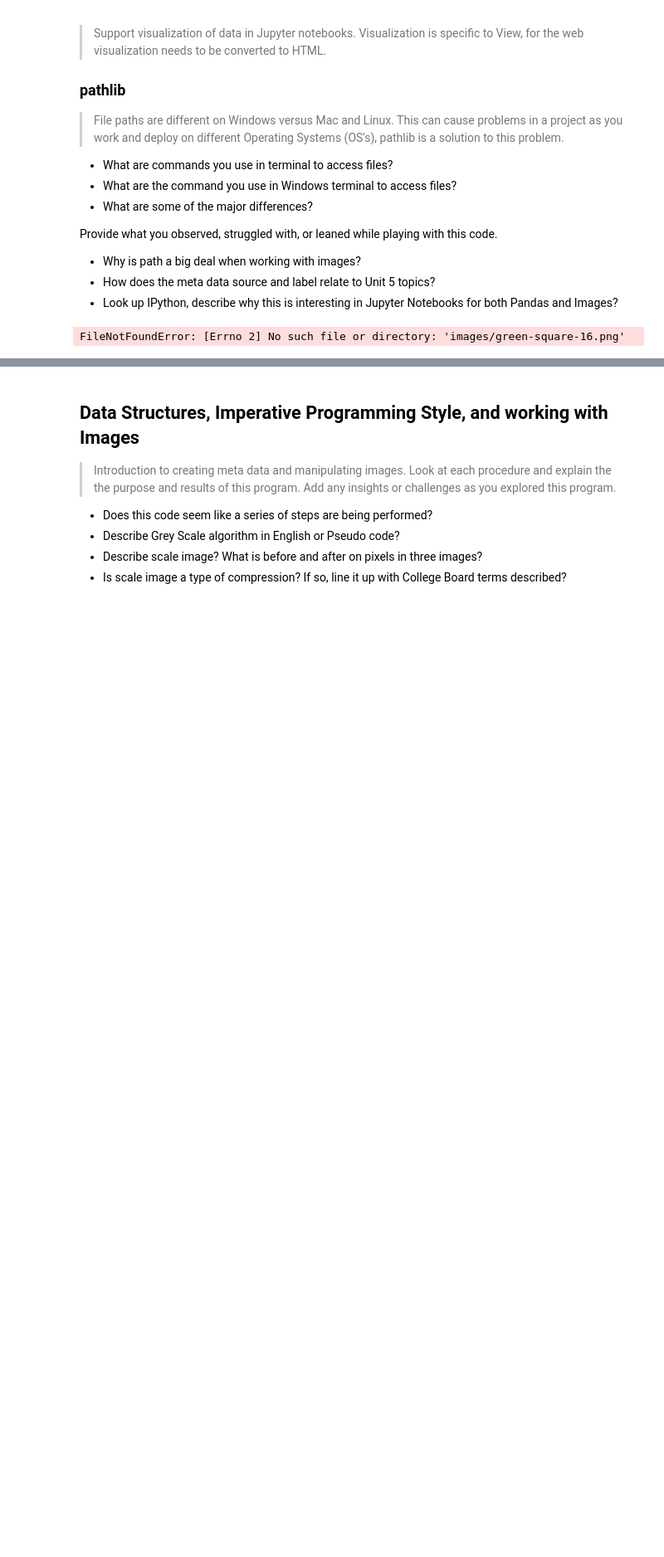
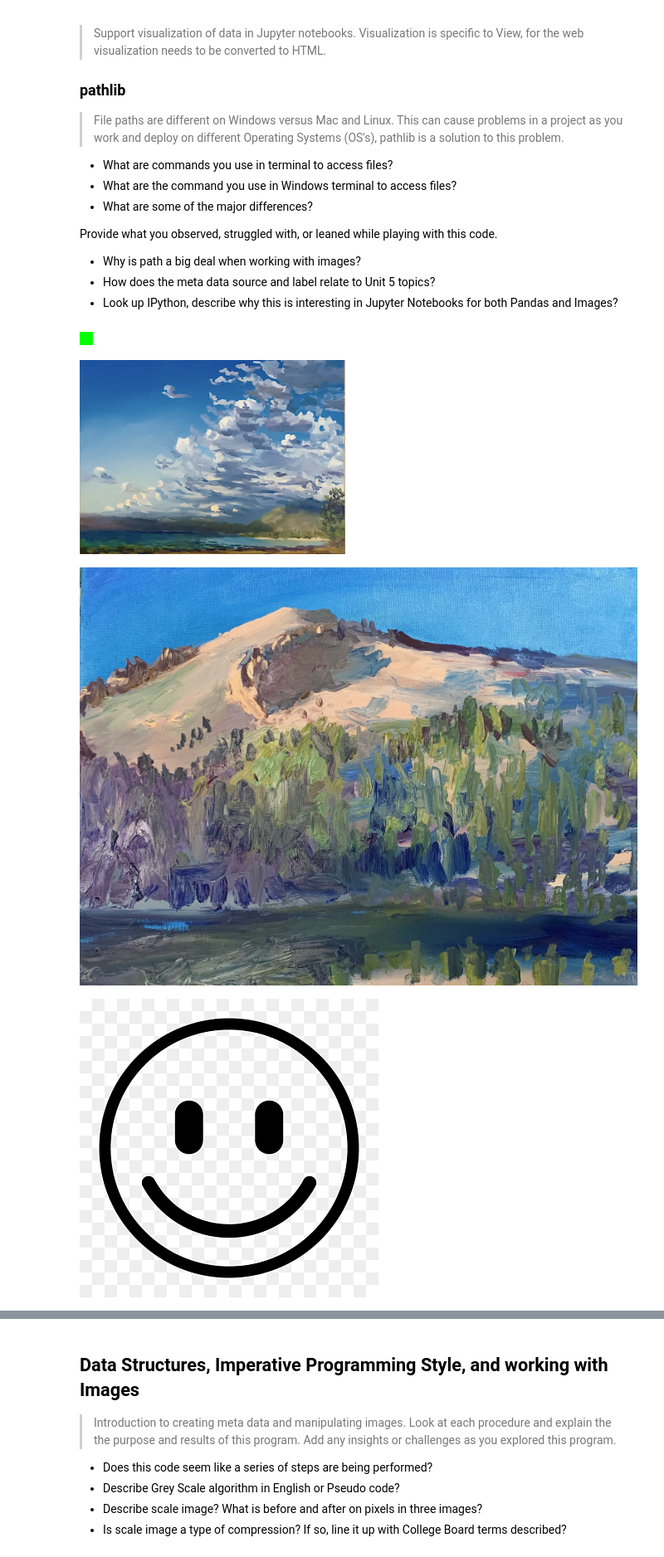
Before and after one commit to Jyustin/test-fastpages, a Jupyter notebook: _notebooks/2023-03-07-AP-unit2-2.ipynb, the cells around one changed output, grey strips where cells are left out. Shown at 83% size. Saved outputs shown, nothing was run; the diff lists cells and outputs as text; code cells hidden in the pictures; blank space fills up the shorter version.

```diff
--- a/_notebooks/2023-03-07-AP-unit2-2.ipynb
+++ b/_notebooks/2023-03-07-AP-unit2-2.ipynb
@@ -47,35 +47,39 @@ Provide what you observed, struggled with, or leaned while playing with this cod
 
 from IPython.display import Image, display
 from pathlib import Path  # https://medium.com/@ageitgey/python-3-quick-tip-the-easy-way-to-deal-with-file-paths-on-windows-mac-and-linux-11a072b58d5f
 
 # prepares a series of images
 def image_data(path=Path("images/"), images=None):  # path of static images is defaulted
     if images is None:  # default image
         images = [
             {'source': "Peter Carolin", 'label': "Clouds Impression", 'file': "clouds-impression.png"},
-            {'source': "Peter Carolin", 'label': "Lassen Volcano", 'file': "lassen-volcano.jpg"}
+            {'source': "Peter Carolin", 'label': "Lassen Volcano", 'file': "lassen-volcano.jpg"},
+            {'source': "online", 'label': "smile face", 'file': "smileyforpts.png"}
         ]
     for image in images:
         # File to open
         image['filename'] = path / image['file']  # file with path
     return images
 
 def image_display(images):
     for image in images:
         display(Image(filename=image['filename']))
 
 
 # Run this as standalone tester to see sample data printed in Jupyter terminal
 if __name__ == "__main__":
     # print parameter supplied image
     green_square = image_data(images=[{'source': "Internet", 'label': "Green Square", 'file': "green-square-16.png"}])
     image_display(green_square)
 
     # display default images from image_data()
     default_images = image_data()
     image_display(default_images)
 # %% [output]
-FileNotFoundError: [Errno 2] No such file or directory: 'images/green-square-16.png'
+[figure, added]
+[figure, added]
+[figure, added]
+[figure, added]
 # %% [markdown]
 ## Reading and Encoding Images (2 implementations follow)
 
```
Also changed, not shown: parts of 1 cell of this notebook, 5 other files.
